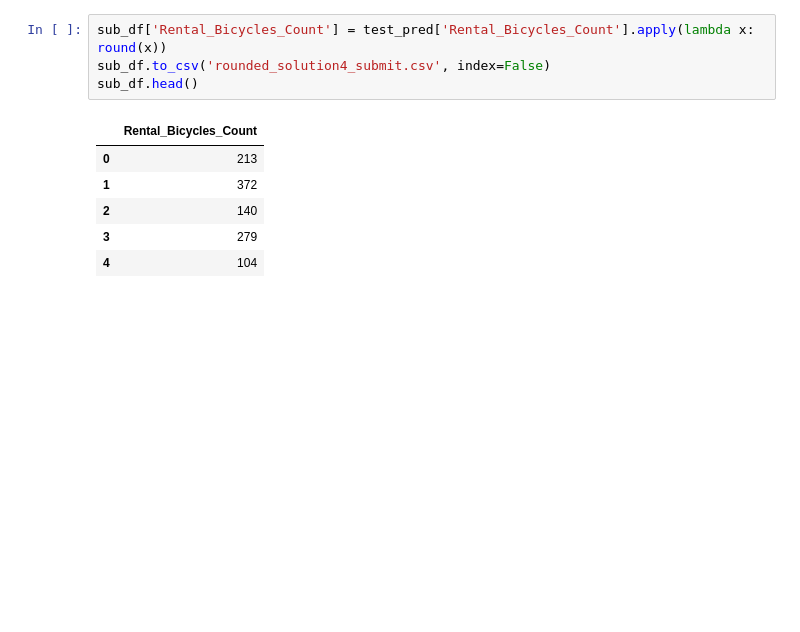
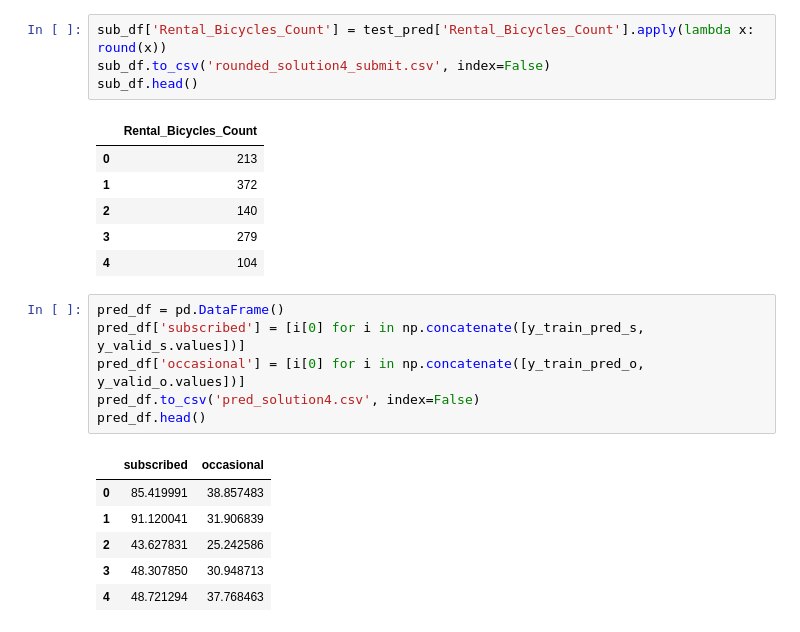
Before and after one commit to VaheC/MH_BicycleDemand_Hackathon, a Jupyter notebook: solution4.ipynb, the cells around one changed output. Saved outputs shown, nothing was run; the diff lists cells and outputs as text; blank space fills up the shorter version.

Commit message:
save train and valid predictions

```diff
--- a/solution4.ipynb
+++ b/solution4.ipynb
@@ -842,3 +864,16 @@ sub_df.head()
 | 2 | 140 |
 | 3 | 279 |
 | 4 | 104 |
+# %%
+pred_df = pd.DataFrame()
+pred_df['subscribed'] = [i[0] for i in np.concatenate([y_train_pred_s, y_valid_s.values])]
+pred_df['occasional'] = [i[0] for i in np.concatenate([y_train_pred_o, y_valid_o.values])]
+pred_df.to_csv('pred_solution4.csv', index=False)
+pred_df.head()
+# %% [output]
+|  | subscribed | occasional |
+| 0 | 85.419991 | 38.857483 |
+| 1 | 91.120041 | 31.906839 |
+| 2 | 43.627831 | 25.242586 |
+| 3 | 48.307850 | 30.948713 |
+| 4 | 48.721294 | 37.768463 |
```
Also changed, not shown: parts of 2 cells of this notebook.
